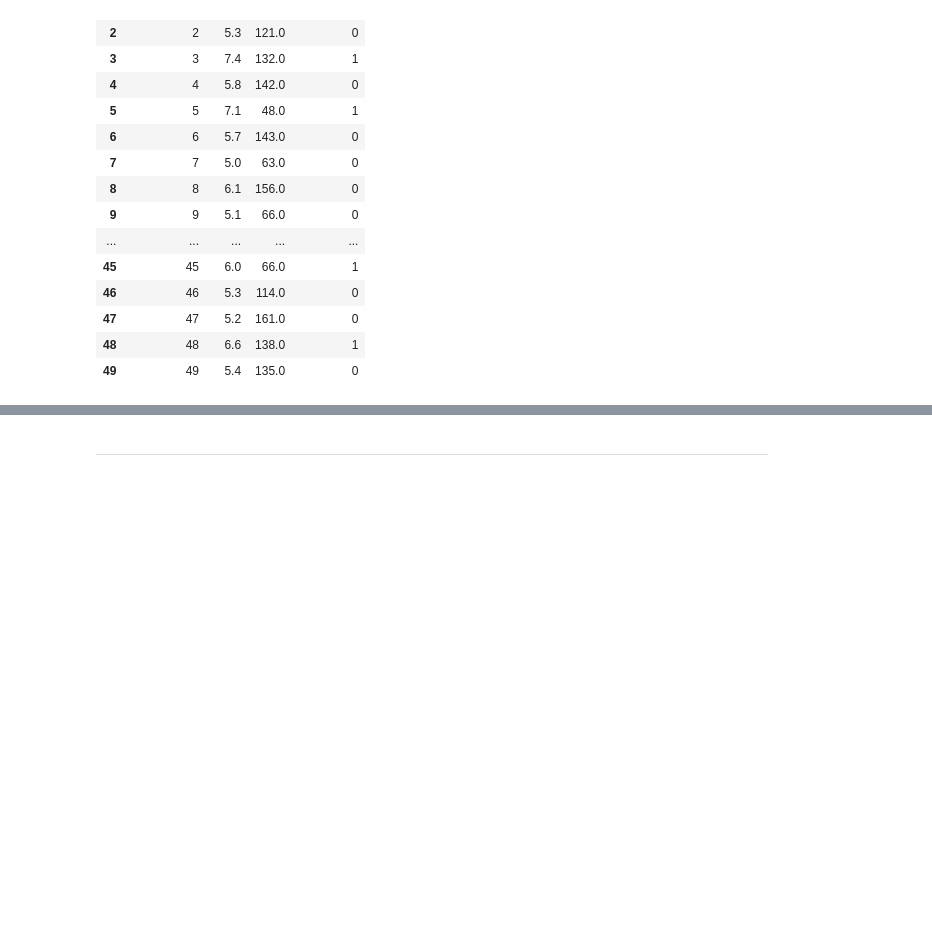
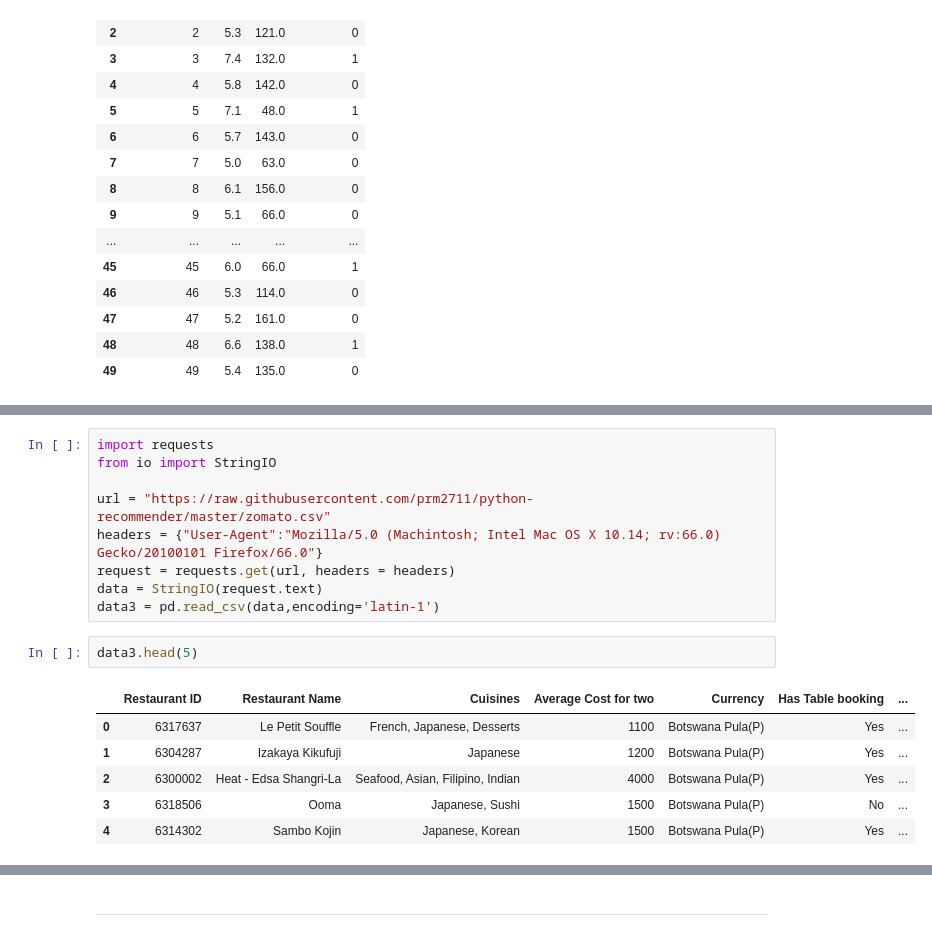
Before and after one commit to theakash07/100_Days_Machine_Learning, a Jupyter notebook: Day_15_Working_with_CSV.ipynb, the cells around one changed output, grey strips where cells are left out. Drawn from its saved outputs; the diff is of its cells as text; blank space fills up the shorter version.

```diff
--- a/Day_15_Working_with_CSV.ipynb
+++ b/Day_15_Working_with_CSV.ipynb
@@ -175,0 +198,18 @@ pd.read_csv('/content/placement.csv',nrows=50)
+# %%
+import requests
+from io import StringIO
+
+url = "https://raw.githubusercontent.com/prm2711/python-recommender/master/zomato.csv"
+headers = {"User-Agent":"Mozilla/5.0 (Machintosh; Intel Mac OS X 10.14; rv:66.0) Gecko/20100101 Firefox/66.0"}
+request = requests.get(url, headers = headers)
+data = StringIO(request.text)
+data3 = pd.read_csv(data,encoding='latin-1')
+# %%
+data3.head(5)
+# %% [output]
+|  | Restaurant ID | Restaurant Name | Cuisines | Average Cost for two | Currency | Has Table booking | ... |
+| 0 | 6317637 | Le Petit Souffle | French, Japanese, Desserts | 1100 | Botswana Pula(P) | Yes | ... |
+| 1 | 6304287 | Izakaya Kikufuji | Japanese | 1200 | Botswana Pula(P) | Yes | ... |
+| 2 | 6300002 | Heat - Edsa Shangri-La | Seafood, Asian, Filipino, Indian | 4000 | Botswana Pula(P) | Yes | ... |
+| 3 | 6318506 | Ooma | Japanese, Sushi | 1500 | Botswana Pula(P) | No | ... |
+| 4 | 6314302 | Sambo Kojin | Japanese, Korean | 1500 | Botswana Pula(P) | Yes | ... |
```
Also changed, not shown: parts of 13 cells of this notebook.
